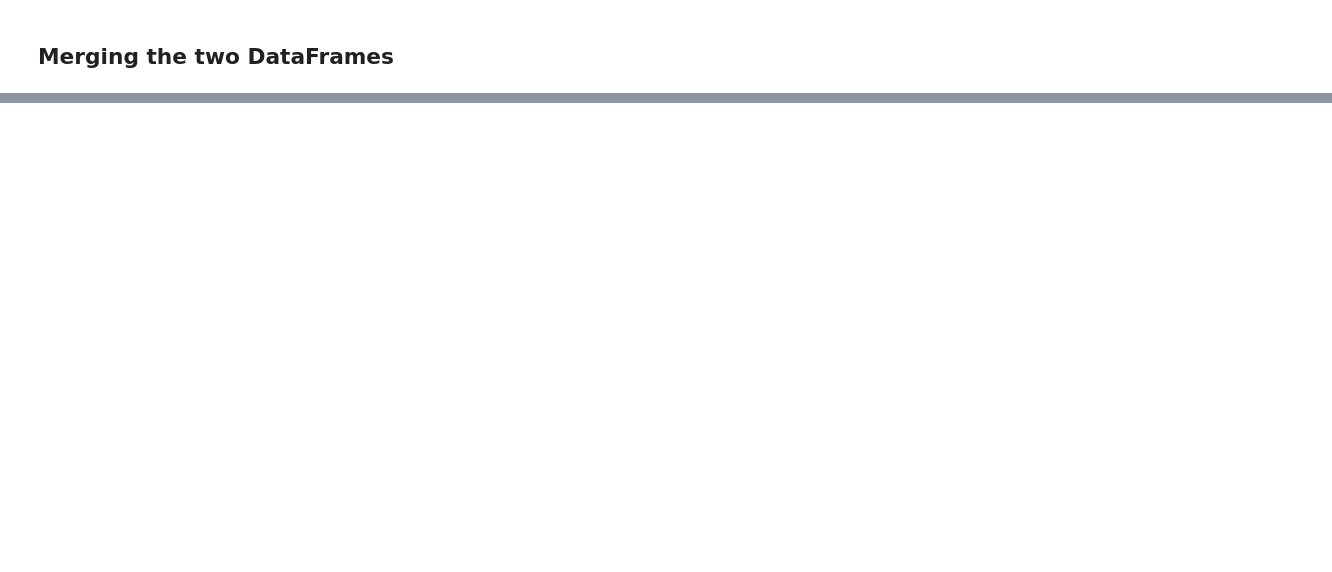
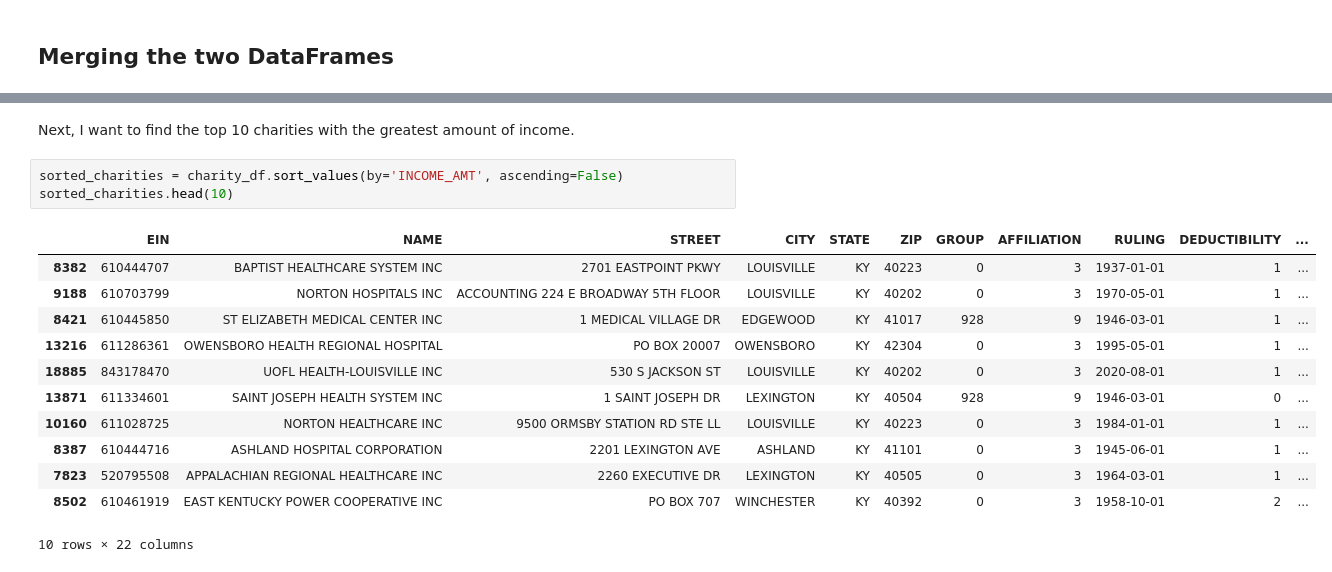
Before and after one commit to RebeccaVachon/KY_Charities_and_Income, a Jupyter notebook: Charities_and_Income.ipynb, the cells around one changed output, grey strips where cells are left out. Saved outputs shown, nothing was run; the diff lists cells and outputs as text; blank space fills up the shorter version.

```diff
--- a/Charities_and_Income.ipynb
+++ b/Charities_and_Income.ipynb
@@ -176,0 +219,18 @@ merged_df.head()
+# %% [markdown]
+Next, I want to find the top 10 charities with the greatest amount of income.
+# %%
+sorted_charities = charity_df.sort_values(by='INCOME_AMT', ascending=False)
+sorted_charities.head(10)
+# %% [output]
+|  | EIN | NAME | STREET | CITY | STATE | ZIP | GROUP | AFFILIATION | RULING | DEDUCTIBILITY | ... |
+| 8382 | 610444707 | BAPTIST HEALTHCARE SYSTEM INC | 2701 EASTPOINT PKWY | LOUISVILLE | KY | 40223 | 0 | 3 | 1937-01-01 | 1 | ... |
+| 9188 | 610703799 | NORTON HOSPITALS INC | ACCOUNTING 224 E BROADWAY 5TH FLOOR | LOUISVILLE | KY | 40202 | 0 | 3 | 1970-05-01 | 1 | ... |
+| 8421 | 610445850 | ST ELIZABETH MEDICAL CENTER INC | 1 MEDICAL VILLAGE DR | EDGEWOOD | KY | 41017 | 928 | 9 | 1946-03-01 | 1 | ... |
+| 13216 | 611286361 | OWENSBORO HEALTH REGIONAL HOSPITAL | PO BOX 20007 | OWENSBORO | KY | 42304 | 0 | 3 | 1995-05-01 | 1 | ... |
+| 18885 | 843178470 | UOFL HEALTH-LOUISVILLE INC | 530 S JACKSON ST | LOUISVILLE | KY | 40202 | 0 | 3 | 2020-08-01 | 1 | ... |
+| 13871 | 611334601 | SAINT JOSEPH HEALTH SYSTEM INC | 1 SAINT JOSEPH DR | LEXINGTON | KY | 40504 | 928 | 9 | 1946-03-01 | 0 | ... |
+| 10160 | 611028725 | NORTON HEALTHCARE INC | 9500 ORMSBY STATION RD STE LL | LOUISVILLE | KY | 40223 | 0 | 3 | 1984-01-01 | 1 | ... |
+| 8387 | 610444716 | ASHLAND HOSPITAL CORPORATION | 2201 LEXINGTON AVE | ASHLAND | KY | 41101 | 0 | 3 | 1945-06-01 | 1 | ... |
+| 7823 | 520795508 | APPALACHIAN REGIONAL HEALTHCARE INC | 2260 EXECUTIVE DR | LEXINGTON | KY | 40505 | 0 | 3 | 1964-03-01 | 1 | ... |
+| 8502 | 610461919 | EAST KENTUCKY POWER COOPERATIVE INC | PO BOX 707 | WINCHESTER | KY | 40392 | 0 | 3 | 1958-10-01 | 2 | ... |
+10 rows × 22 columns
```
Also changed, not shown: parts of 15 cells of this notebook.
